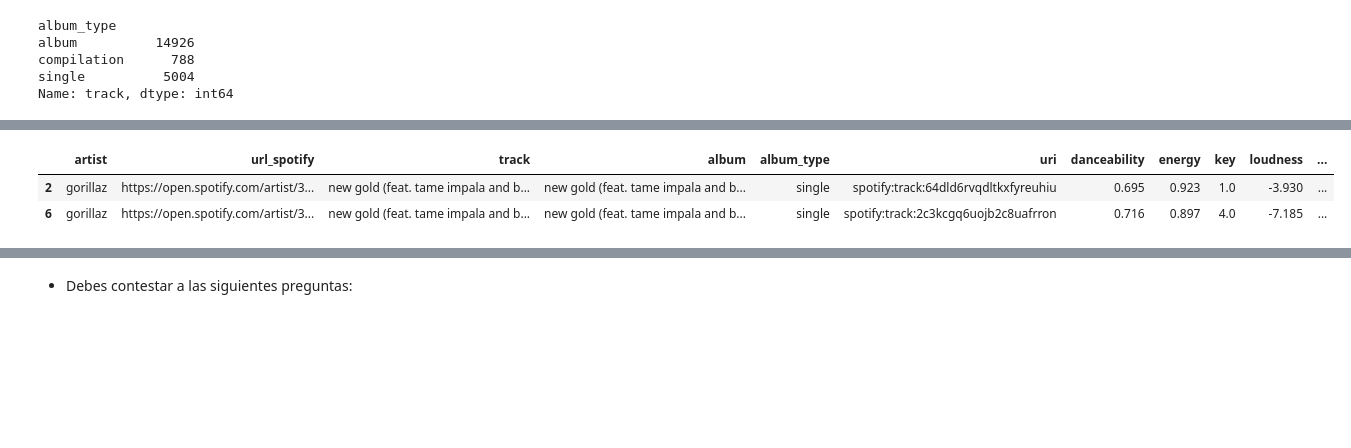
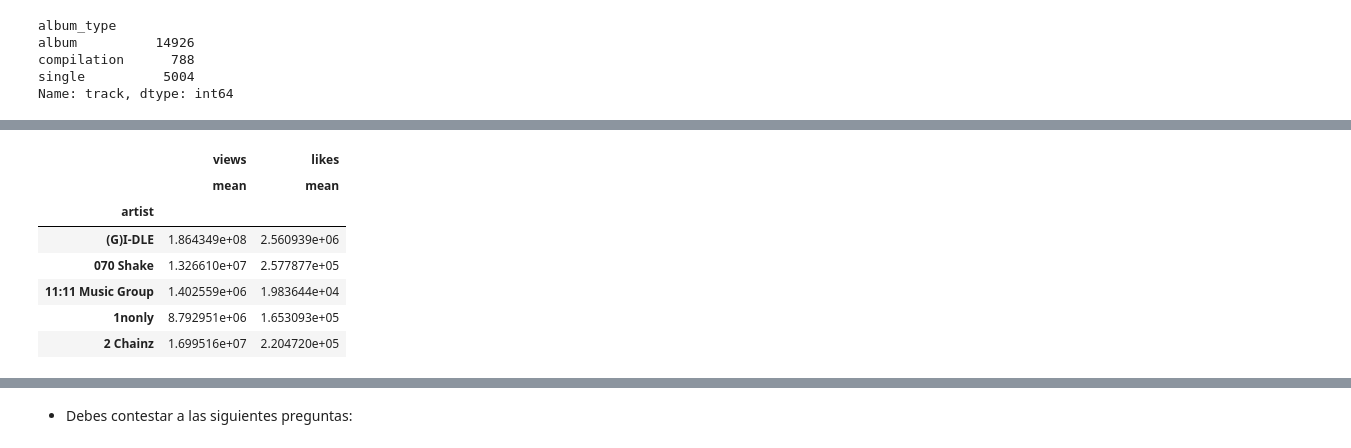
Before and after one commit to inesaag/promo-G-DA-modulo3-evaluacion-intermedia-Ines, a Jupyter notebook: ejercicios.ipynb, the cells around one changed output, grey strips where cells are left out. Drawn from its saved outputs; the diff is of its cells as text; code cells hidden in the pictures; blank space fills up the shorter version.

```diff
--- a/ejercicios.ipynb
+++ b/ejercicios.ipynb
@@ -395,9 +417,13 @@ Coinciden 4 en ambas listas, en concreto: {'justin bieber', 'charlie puth', 'lui
 # %%
 #- **BONUS** Haced lo mismo para los datos de tipo "single".
-
-df_single = df[df['album_type']== 'single'] #filtro el dataframe para los datos de tipo single:
-df_single.head(2)
+consulta1_single = df_single.groupby('artist').agg({'views' : ['mean'], 'likes' : ['mean']}) #uso el dataframe de single crado en un ejercicio anterior y repito todo el código
+consulta1_single.head(5)
 # %% [output]
-|  | artist | url_spotify | track | album | album_type | uri | danceability | energy | key | loudness | ... |
-| 2 | gorillaz | https://open.spotify.com/artist/3... | new gold (feat. tame impala and b... | new gold (feat. tame impala and b... | single | spotify:track:64dld6rvqdltkxfyreuhiu | 0.695 | 0.923 | 1.0 | -3.930 | ... |
-| 6 | gorillaz | https://open.spotify.com/artist/3... | new gold (feat. tame impala and b... | new gold (feat. tame impala and b... | single | spotify:track:2c3kcgq6uojb2c8uafrron | 0.716 | 0.897 | 4.0 | -7.185 | ... |
+|  | views | likes |
+|  | mean | mean |
+| artist |  |  |
+| (G)I-DLE | 1.864349e+08 | 2.560939e+06 |
+| 070 Shake | 1.326610e+07 | 2.577877e+05 |
+| 11:11 Music Group | 1.402559e+06 | 1.983644e+04 |
+| 1nonly | 8.792951e+06 | 1.653093e+05 |
+| 2 Chainz | 1.699516e+07 | 2.204720e+05 |
```
Also changed, not shown: parts of 25 cells of this notebook.
